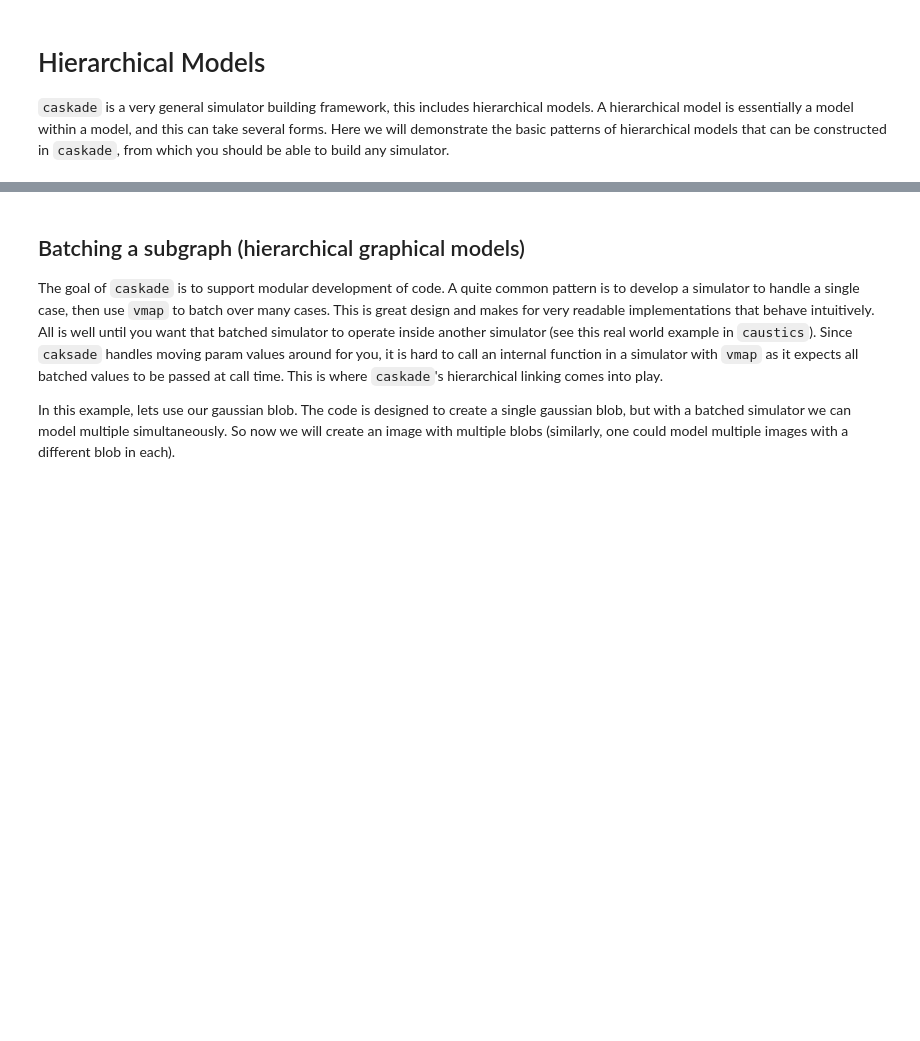
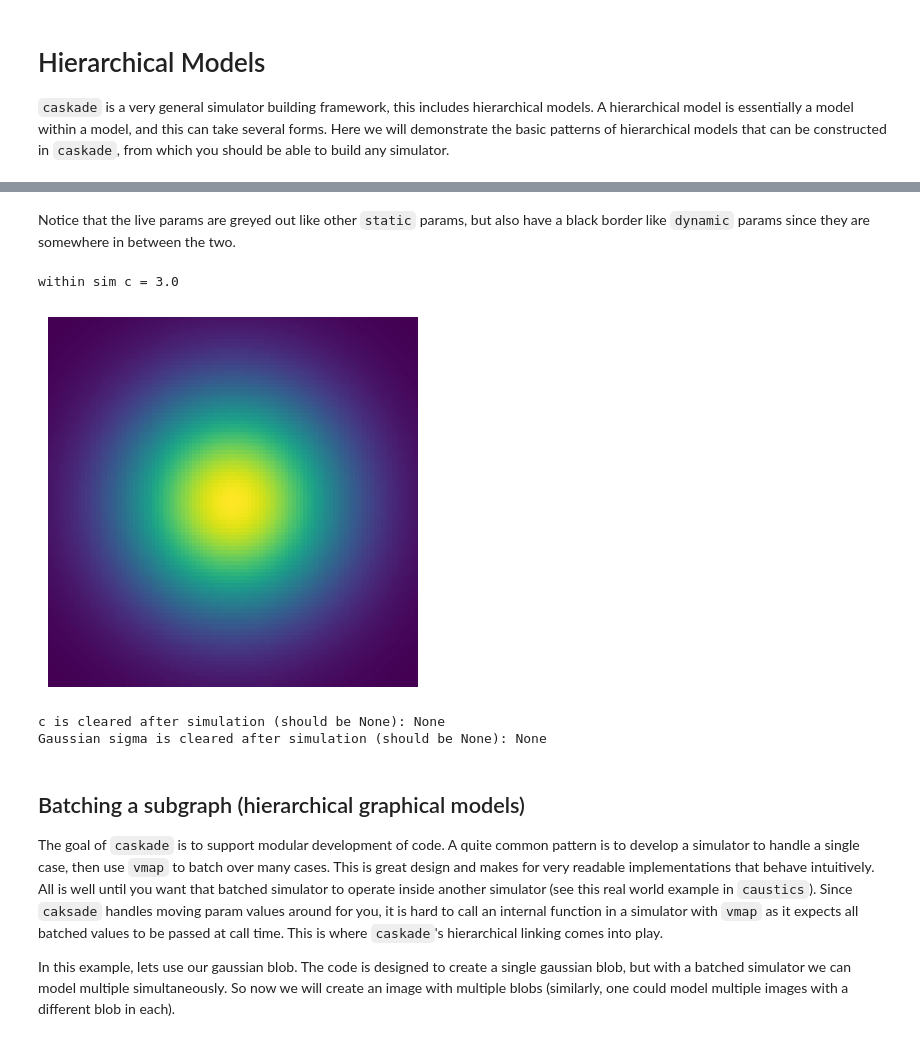
Before and after one commit to ConnorStoneAstro/caskade, a Jupyter notebook: docs/source/notebooks/HierarchicalModels.ipynb, the cells around one changed output, grey strips where cells are left out. Drawn from its saved outputs; the diff is of its cells as text; code cells hidden in the pictures; blank space fills up the shorter version.

```diff
--- a/docs/source/notebooks/HierarchicalModels.ipynb
+++ b/docs/source/notebooks/HierarchicalModels.ipynb
@@ -37,36 +42,31 @@ class SetLiveParam(ck.Module):
     def __init__(self, gaussian: Gaussian, a: float = 1.0, b: float = 2.0):
         super().__init__()
         self.gaussian = gaussian
-        self.gaussian.x0.to_static(None)  # Live param
+        self.gaussian.sigma.to_static(None)  # Live param
         self.a = ck.Param("a", a, dynamic=True)
         self.b = ck.Param("b", b, dynamic=False)
-        self.c = ck.Param("c", dynamic=False)  # Live param
+        self.c = ck.Param("c", None, dynamic=False)  # Live param
 
     @ck.forward
-    def determine_live_values(self, a, b):  # cannot request c here
-        self.c = a * b  # Set value of c
-        self.gaussian.x0 = torch.tensor([1.0, 2.0]) * (a + b)
+    def determine_c(self, a, b):  # cannot request c here
+        self.c = a + b
 
     @ck.forward
-    def use_c(self, b, c):  # Now we can use c
-        return c**b
+    def determine_sigma(self, a, b, c):
+        self.gaussian.sigma = (a + b + c) / 2
 
     @ck.forward
-    def main_sim(self, a, b):  # cannot request c here
+    def main_sim(self, x, y, a, b):  # cannot request c here
 
-        total = a + b
-        self.determine_live_values()
+        self.determine_c()
+
+        self.determine_sigma()
 
         print("within sim c =", self.c.value.item())  # can manually get c after setting value
 
-        total += self.use_c()
-
-        return total, self.gaussian.brightness(0, 0)
+        return self.gaussian.brightness(x, y) * (a + b)
 
 
-G = Gaussian("G", q=0.5, phi=3.14, sigma=1.0, I0=1.0)
+G = Gaussian("G", x0=[0, 0], q=1, phi=0, I0=1.0)
 sim = SetLiveParam(G)
-print("Final total (should be 7):", sim.main_sim(sim.get_values())[0].item())
-print("Gaussian brightness:", sim.main_sim(sim.get_values())[1])
-print("c is cleared after simulation (should be None):", sim.c.value)
-print("Gaussian x0 is cleared after simulation (should be None):", sim.gaussian.x0.value)
+sim.graphviz()
@@ -73,3 +75,16 @@ print("Gaussian x0 is cleared after simulation (should be None):", sim.gaussian.
+# %% [markdown]
+Notice that the live params are greyed out like other `static` params, but also have a black border like `dynamic` params since they are somewhere in between the two.
+# %%
+plt.imshow(sim.main_sim(X, Y, sim.get_values()))
+plt.axis("off")
+plt.show()
+print("c is cleared after simulation (should be None):", sim.c.value)
+print("Gaussian sigma is cleared after simulation (should be None):", sim.gaussian.sigma.value)
+# %% [output]
+within sim c = 3.0
+[figure, added]
+c is cleared after simulation (should be None): None
+Gaussian sigma is cleared after simulation (should be None): None
 # %% [markdown]
 ## Batching a subgraph (hierarchical graphical models)
 
```
Also changed, not shown: parts of 16 cells of this notebook, 1 other file.
